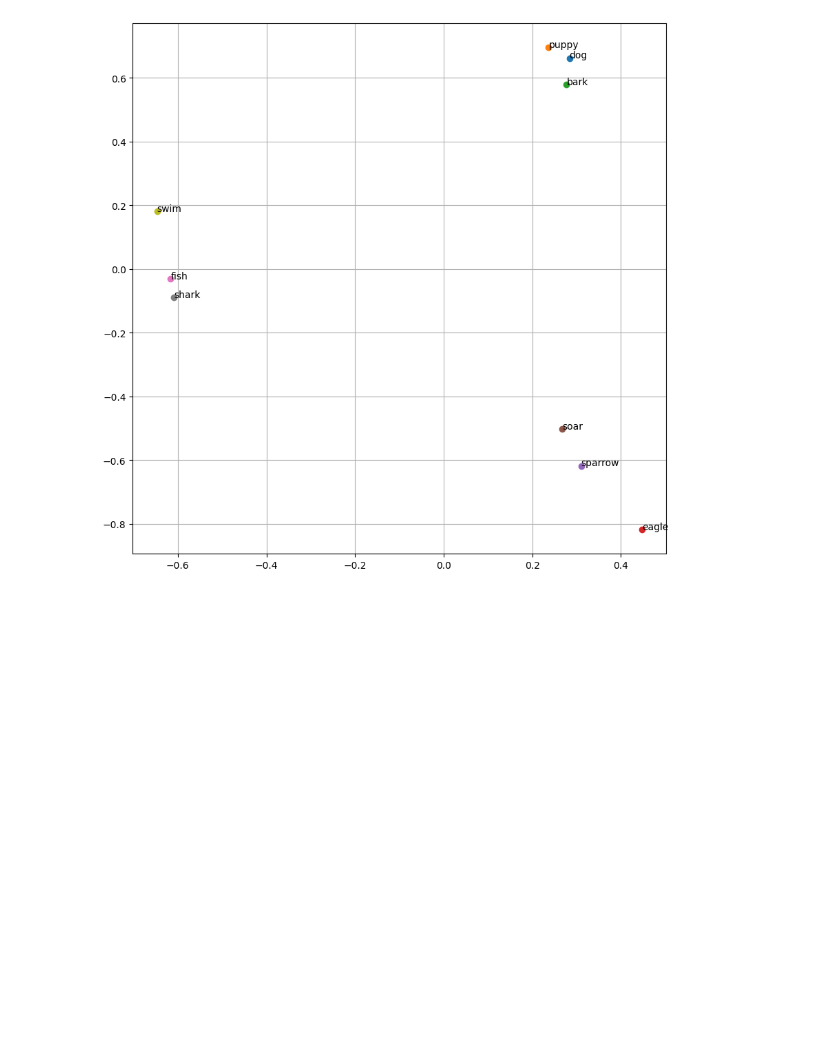
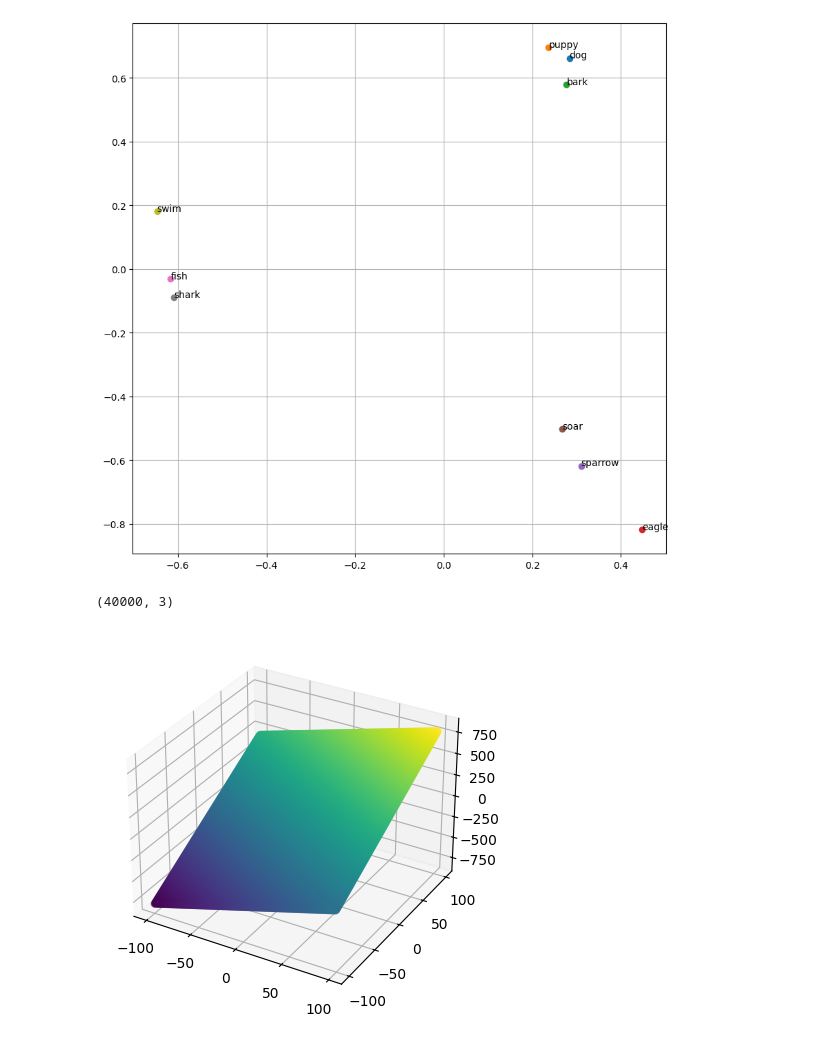
Before and after one commit to Pragateeshwaran/Lectures, a Jupyter notebook: BackProp/main.ipynb, the cells around one changed output. Saved outputs shown, nothing was run; the diff lists cells and outputs as text; code cells hidden in the pictures; blank space fills up the shorter version.

```diff
--- a/BackProp/main.ipynb
+++ b/BackProp/main.ipynb
@@ -195,3 +195,19 @@ plt.grid(True)
 plt.show()
 # %% [output]
 [figure]
+# %%
+lists = []
+for i in range(-100, 100):
+    for j in range(-100, 100):
+        lists.append([i, j, 3*i+5*j])
+# %%
+import matplotlib.pyplot as plt
+import numpy as np
+listn = np.array(lists)
+print(listn.shape)
+fig = plt.figure()
+ax = fig.add_subplot(111, projection="3d")
+ax.scatter(listn[:, 0], listn[:, 1], listn[:, 2], alpha=0.5, cmap='viridis', c=listn[:, 2]);
+# %% [output]
+(40000, 3)
+[figure, added]
```
Also changed, not shown: parts of 4 cells of this notebook, 3 other files.
